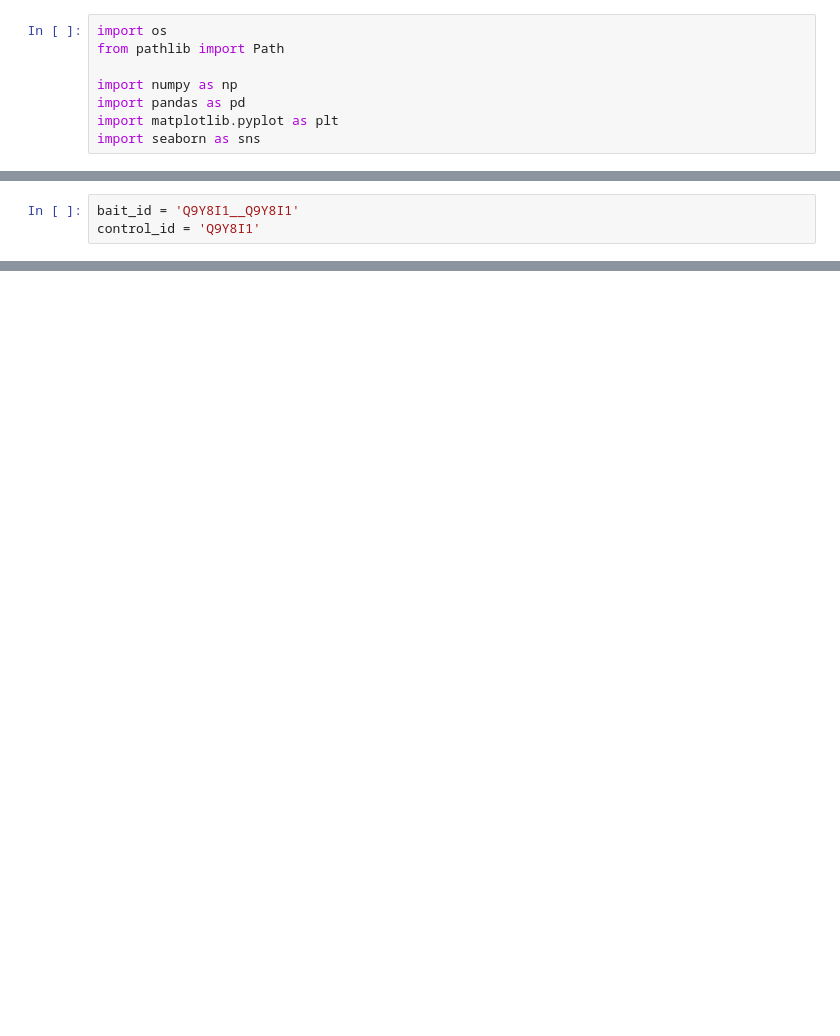
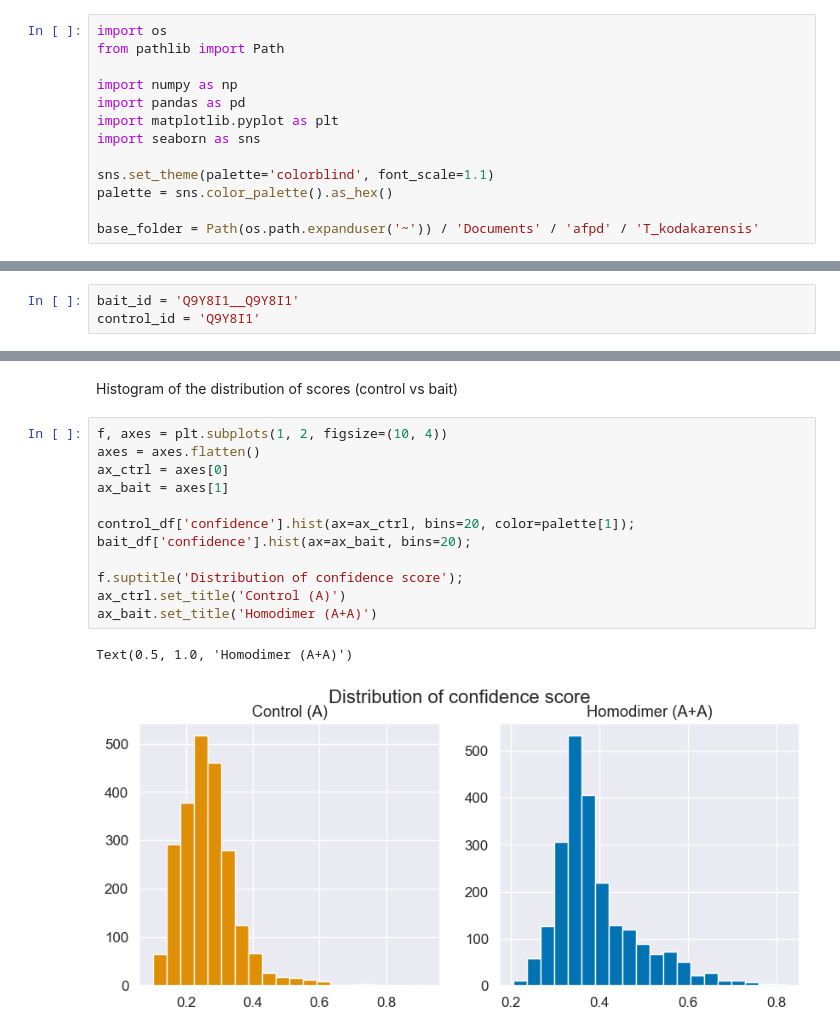
Before and after one commit to srom/afpd, a Jupyter notebook: notebook/analysis.ipynb, the cells around one changed output, grey strips where cells are left out. Saved outputs shown, nothing was run; the diff lists cells and outputs as text; blank space fills up the shorter version.

```diff
--- a/notebook/analysis.ipynb
+++ b/notebook/analysis.ipynb
@@ -6,3 +16,8 @@ import numpy as np
 import pandas as pd
 import matplotlib.pyplot as plt
 import seaborn as sns
+
+sns.set_theme(palette='colorblind', font_scale=1.1)
+palette = sns.color_palette().as_hex()
+
+base_folder = Path(os.path.expanduser('~')) / 'Documents' / 'afpd' / 'T_kodakarensis'
@@ -41,0 +69,17 @@ bait_df['ctrl_diff'] = bait_df.apply(compute_diff_with_ctrl, axis=1)
+# %% [markdown]
+Histogram of the distribution of scores (control vs bait)
+# %%
+f, axes = plt.subplots(1, 2, figsize=(10, 4))
+axes = axes.flatten()
+ax_ctrl = axes[0]
+ax_bait = axes[1]
+
+control_df['confidence'].hist(ax=ax_ctrl, bins=20, color=palette[1]);
+bait_df['confidence'].hist(ax=ax_bait, bins=20);
+
+f.suptitle('Distribution of confidence score');
+ax_ctrl.set_title('Control (A)')
+ax_bait.set_title('Homodimer (A+A)')
+# %% [output]
+Text(0.5, 1.0, 'Homodimer (A+A)')
+[figure, added]
```
Also changed, not shown: parts of 33 cells of this notebook.
